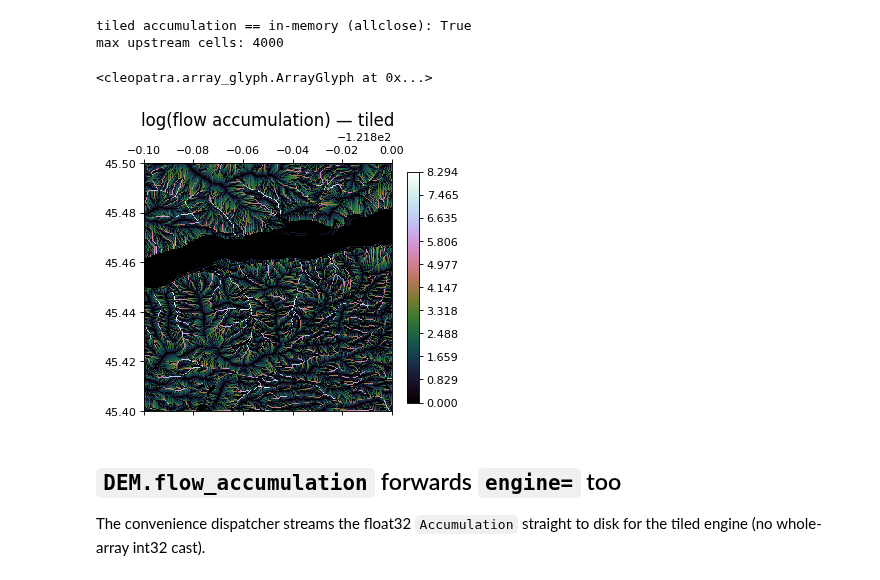
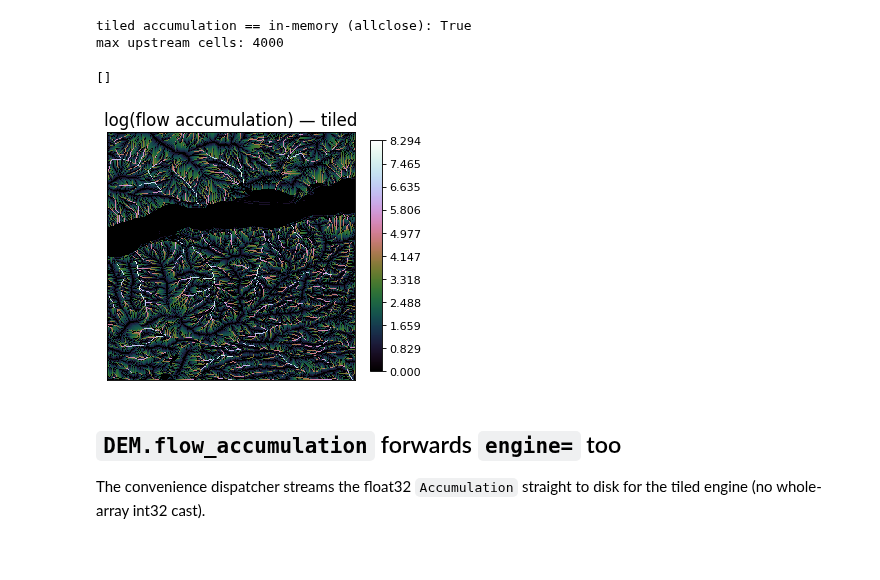
Before and after one commit to serapeum-org/digital-rivers, a Jupyter notebook: develop/examples/11_out_of_core_flow/11_out_of_core_flow.ipynb, the cells around one changed output. Saved outputs shown, nothing was run; the diff lists cells and outputs as text; code cells hidden in the pictures; blank space fills up the shorter version.

```diff
--- a/develop/examples/11_out_of_core_flow/11_out_of_core_flow.ipynb
+++ b/develop/examples/11_out_of_core_flow/11_out_of_core_flow.ipynb
@@ -79,12 +79,14 @@ max upstream cells: 4000
 # %%
 # Render the log-scaled accumulation through pyramids (wrap the derived array in a Dataset).
 log_acc = np.log1p(at).astype(np.float32)
-Dataset.dataset_like(acc_tiled, log_acc).plot(
+g = Dataset.dataset_like(acc_tiled, log_acc).plot(
     band=0, title="log(flow accumulation) — tiled", cmap="cubehelix", figsize=(5, 5)
 )
+g.ax.set_xticks([])
+g.ax.set_yticks([])
 # %% [output]
-<cleopatra.array_glyph.ArrayGlyph at 0x...>
+[]
-[figure, old version]
+[figure, new version]
 # %% [markdown]
 ## `DEM.flow_accumulation` forwards `engine=` too
 The convenience dispatcher streams the float32 `Accumulation` straight to disk for the tiled engine (no whole-array int32 cast).
```
Also changed, not shown: parts of 2 cells of this notebook, 24 other files.
